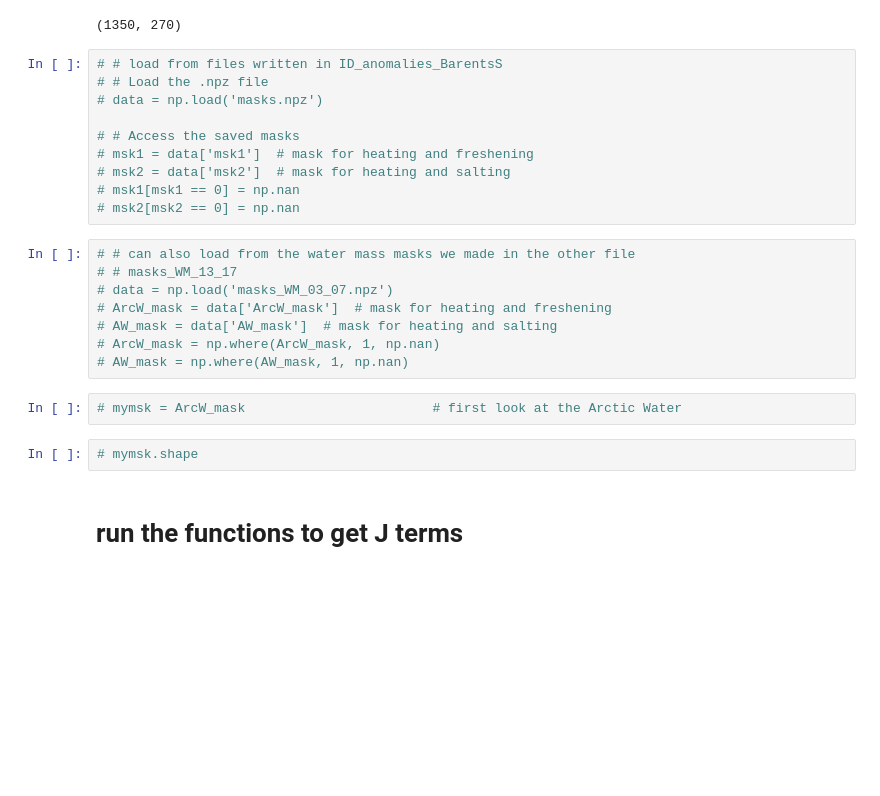
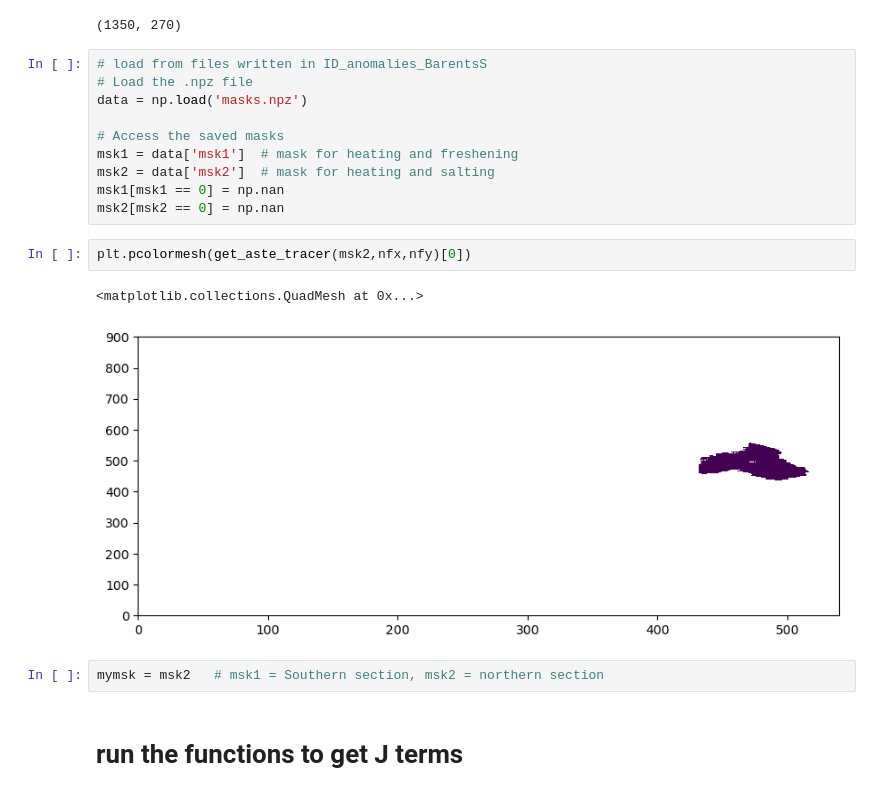
Before and after one commit to margaretmurakami/crios_backups, a Jupyter notebook: ASTE_270/BarentsS_paper/Tendencies_masked.ipynb, the cells around one changed output. Cells and saved outputs as stored; diff of their text form; blank space fills up the shorter version.

```diff
--- a/ASTE_270/BarentsS_paper/Tendencies_masked.ipynb
+++ b/ASTE_270/BarentsS_paper/Tendencies_masked.ipynb
@@ -65,27 +65,22 @@ mymsk.shape
 364500
 (1350, 270)
 # %%
-# # load from files written in ID_anomalies_BarentsS
-# # Load the .npz file
-# data = np.load('masks.npz')
+# load from files written in ID_anomalies_BarentsS
+# Load the .npz file
+data = np.load('masks.npz')
 
-# # Access the saved masks
-# msk1 = data['msk1']  # mask for heating and freshening
-# msk2 = data['msk2']  # mask for heating and salting
-# msk1[msk1 == 0] = np.nan
-# msk2[msk2 == 0] = np.nan
+# Access the saved masks
+msk1 = data['msk1']  # mask for heating and freshening
+msk2 = data['msk2']  # mask for heating and salting
+msk1[msk1 == 0] = np.nan
+msk2[msk2 == 0] = np.nan
-# %%
-# # can also load from the water mass masks we made in the other file
-# # masks_WM_13_17
-# data = np.load('masks_WM_03_07.npz')
-# ArcW_mask = data['ArcW_mask']  # mask for heating and freshening
-# AW_mask = data['AW_mask']  # mask for heating and salting
-# ArcW_mask = np.where(ArcW_mask, 1, np.nan)
-# AW_mask = np.where(AW_mask, 1, np.nan)
-# %%
-# mymsk = ArcW_mask                        # first look at the Arctic Water
+# %%
+plt.pcolormesh(get_aste_tracer(msk2,nfx,nfy)[0])
+# %% [output]
+<matplotlib.collections.QuadMesh at 0x...>
+[figure, added]
 # %%
-# mymsk.shape
+mymsk = msk2   # msk1 = Southern section, msk2 = northern section
 # %% [markdown]
 # run the functions to get J terms
 # %%
```
Also changed, not shown: parts of 10 cells of this notebook, 11 other files.
